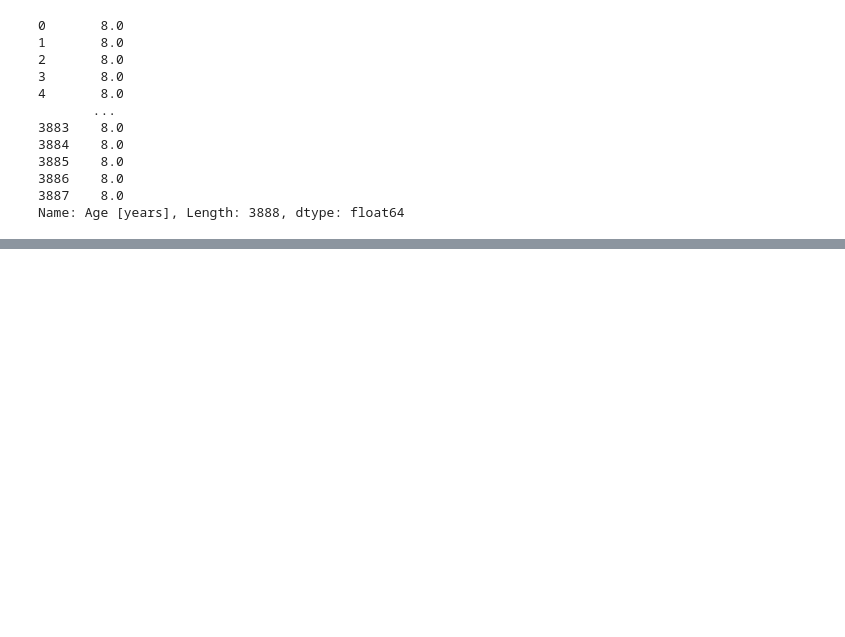
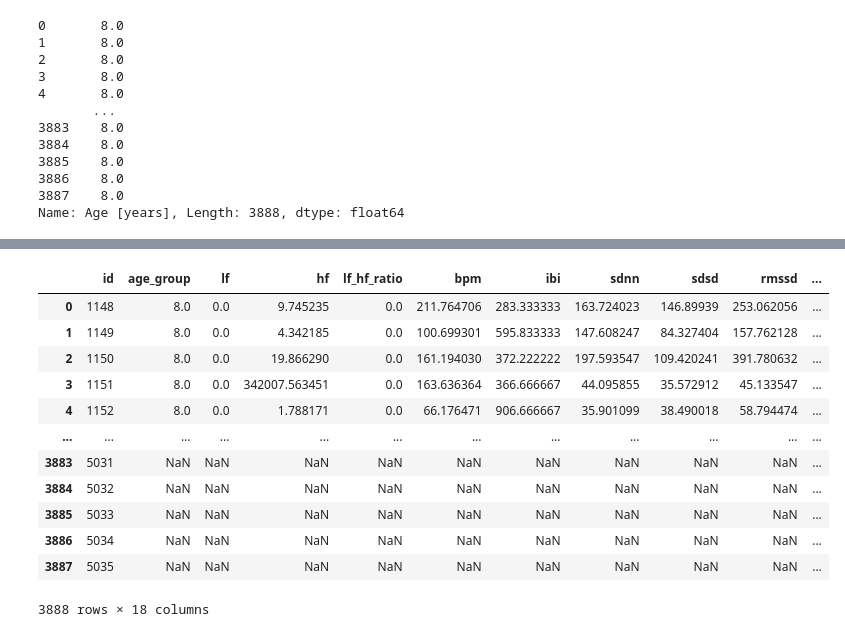
Before and after one commit to fffffakel/Age_classification_with_PPG, a Jupyter notebook: parsers/parse_bruno.ipynb, the cells around one changed output, grey strips where cells are left out. Drawn from its saved outputs; the diff is of its cells as text; code cells hidden in the pictures; blank space fills up the shorter version.

```diff
--- a/parsers/parse_bruno.ipynb
+++ b/parsers/parse_bruno.ipynb
@@ -195,0 +246,16 @@ df_metadata
+# %%
+df1
+# %% [output]
+|  | id | age_group | lf | hf | lf_hf_ratio | bpm | ibi | sdnn | sdsd | rmssd | ... |
+| 0 | 1148 | 8.0 | 0.0 | 9.745235 | 0.0 | 211.764706 | 283.333333 | 163.724023 | 146.89939 | 253.062056 | ... |
+| 1 | 1149 | 8.0 | 0.0 | 4.342185 | 0.0 | 100.699301 | 595.833333 | 147.608247 | 84.327404 | 157.762128 | ... |
+| 2 | 1150 | 8.0 | 0.0 | 19.866290 | 0.0 | 161.194030 | 372.222222 | 197.593547 | 109.420241 | 391.780632 | ... |
+| 3 | 1151 | 8.0 | 0.0 | 342007.563451 | 0.0 | 163.636364 | 366.666667 | 44.095855 | 35.572912 | 45.133547 | ... |
+| 4 | 1152 | 8.0 | 0.0 | 1.788171 | 0.0 | 66.176471 | 906.666667 | 35.901099 | 38.490018 | 58.794474 | ... |
+| ... | ... | ... | ... | ... | ... | ... | ... | ... | ... | ... | ... |
+| 3883 | 5031 | NaN | NaN | NaN | NaN | NaN | NaN | NaN | NaN | NaN | ... |
+| 3884 | 5032 | NaN | NaN | NaN | NaN | NaN | NaN | NaN | NaN | NaN | ... |
+| 3885 | 5033 | NaN | NaN | NaN | NaN | NaN | NaN | NaN | NaN | NaN | ... |
+| 3886 | 5034 | NaN | NaN | NaN | NaN | NaN | NaN | NaN | NaN | NaN | ... |
+| 3887 | 5035 | NaN | NaN | NaN | NaN | NaN | NaN | NaN | NaN | NaN | ... |
+3888 rows × 18 columns
```
Also changed, not shown: parts of 9 cells of this notebook, 8 other files.
